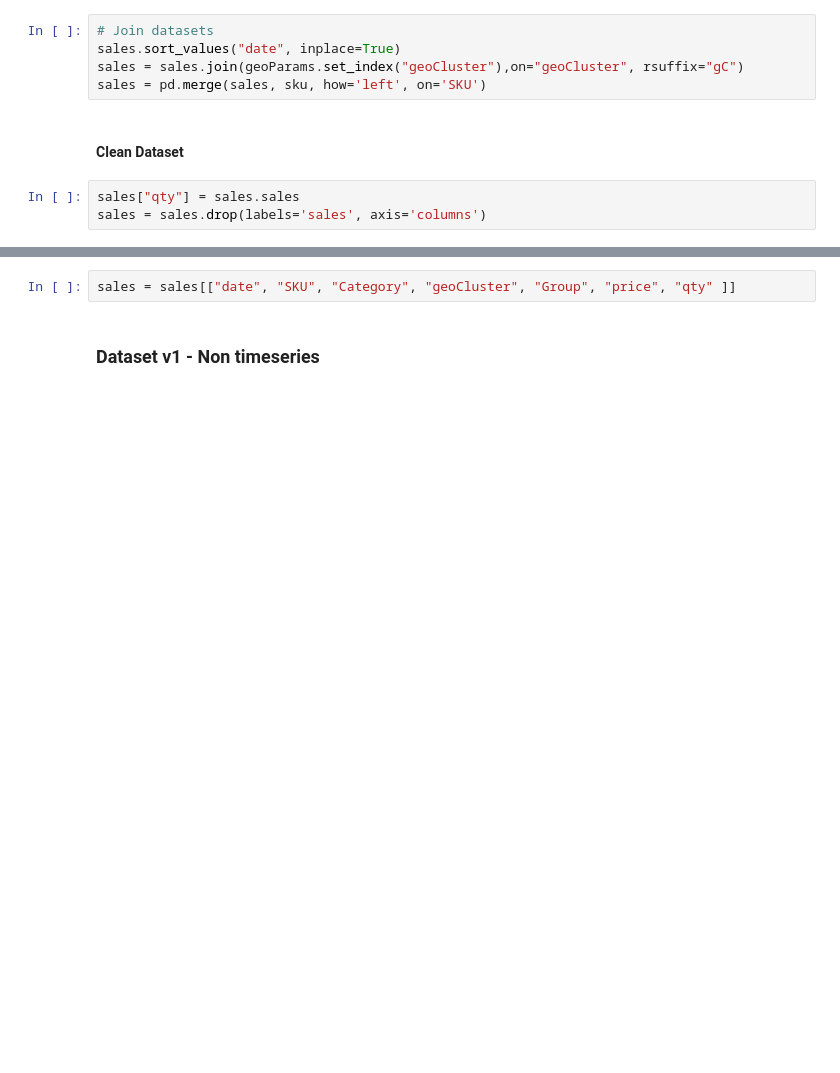
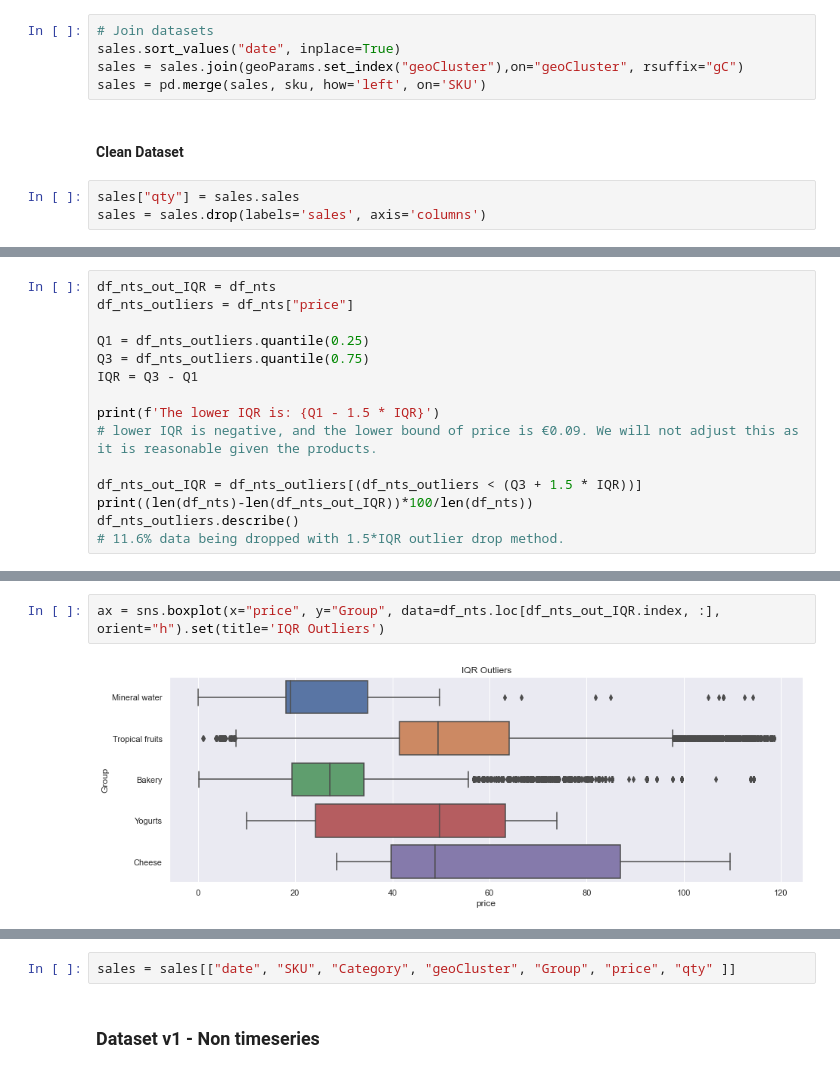
Before and after one commit to abroniewski/predicting-grocery-sales, a Jupyter notebook: src/generate_sales_subset.ipynb, the cells around one changed output, grey strips where cells are left out. Cells and saved outputs as stored; diff of their text form; blank space fills up the shorter version.

Commit message:
updated to remove outliers

```diff
--- a/src/generate_sales_subset.ipynb
+++ b/src/generate_sales_subset.ipynb
@@ -41,0 +106,15 @@ sales = sales.drop(labels='sales', axis='columns')
+# %%
+df_nts_out_IQR = df_nts
+df_nts_outliers = df_nts["price"]
+
+Q1 = df_nts_outliers.quantile(0.25)
+Q3 = df_nts_outliers.quantile(0.75)
+IQR = Q3 - Q1
+
+print(f'The lower IQR is: {Q1 - 1.5 * IQR}')
+# lower IQR is negative, and the lower bound of price is €0.09. We will not adjust this as it is reasonable given the products.
+
+df_nts_out_IQR = df_nts_outliers[(df_nts_outliers < (Q3 + 1.5 * IQR))]
+print((len(df_nts)-len(df_nts_out_IQR))*100/len(df_nts))
+df_nts_outliers.describe()
+# 11.6% data being dropped with 1.5*IQR outlier drop method.
@@ -41,0 +144,4 @@ sales = sales.drop(labels='sales', axis='columns')
+# %%
+ax = sns.boxplot(x="price", y="Group", data=df_nts.loc[df_nts_out_IQR.index, :], orient="h").set(title='IQR Outliers')
+# %% [output]
+[figure, added]
```
Also changed, not shown: parts of 23 cells of this notebook.
